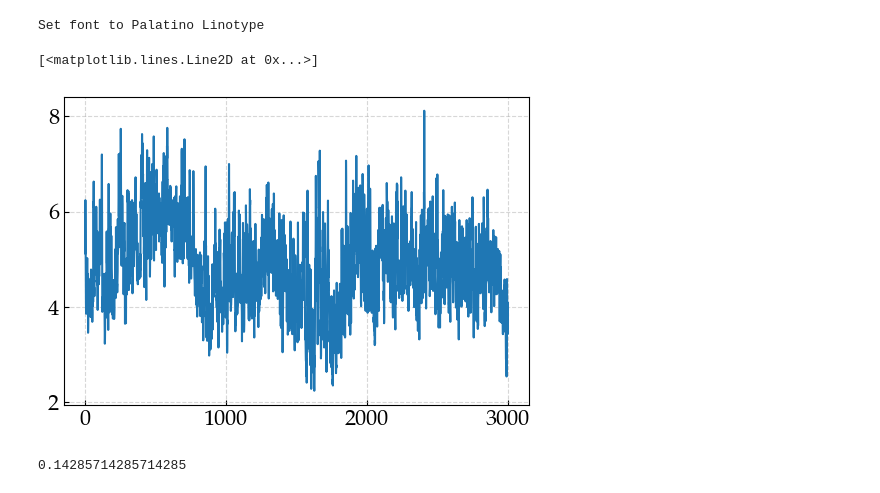
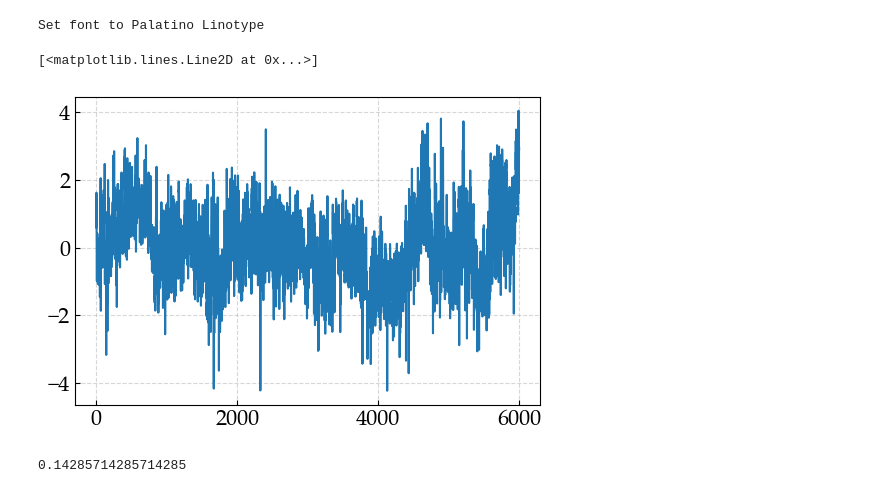
Before and after one commit to NanxiiChen/wind-simulation-GPU, a Jupyter notebook: examples/simlulate_offshore_wind.ipynb, the cells around one changed output. Cells and saved outputs as stored; diff of their text form; code cells hidden in the pictures.

```diff
--- a/examples/simlulate_offshore_wind.ipynb
+++ b/examples/simlulate_offshore_wind.ipynb
@@ -49,8 +49,8 @@ def calculate_measured_psd(data, fs=1/7, return_ref=False, direction="along"):
 # %%
 import pandas as pd
 data = pd.read_csv("./data/data7s(1)/data7s/real_320704040_20220101.csv", encoding="gbk")
-u = data["风速"].values[:3000]
-beta = data["风向角"].values[:3000]
+u = data["风速"].values[:6000]
+beta = data["风向角"].values[:6000]
 ux = u * np.cos(np.deg2rad(beta))
 uy = u * np.sin(np.deg2rad(beta))
 u_bar = np.sqrt(np.mean(ux)**2 + np.mean(uy)**2)
@@ -59,9 +59,9 @@ uu =  ux * np.cos(beta_bar) + uy * np.sin(beta_bar) - u_bar
 vv = -ux * np.sin(beta_bar) + uy * np.cos(beta_bar)
 # %%
 fig, ax = plt.subplots(1, 1, figsize=(6, 4))
-ax.plot(u)
+ax.plot(uu)
 # %% [output]
 [<matplotlib.lines.Line2D at 0x...>]
-[figure, old version]
+[figure, new version]
 # %%
 fs = 1/7
```
Also changed, not shown: parts of 3 cells of this notebook.
